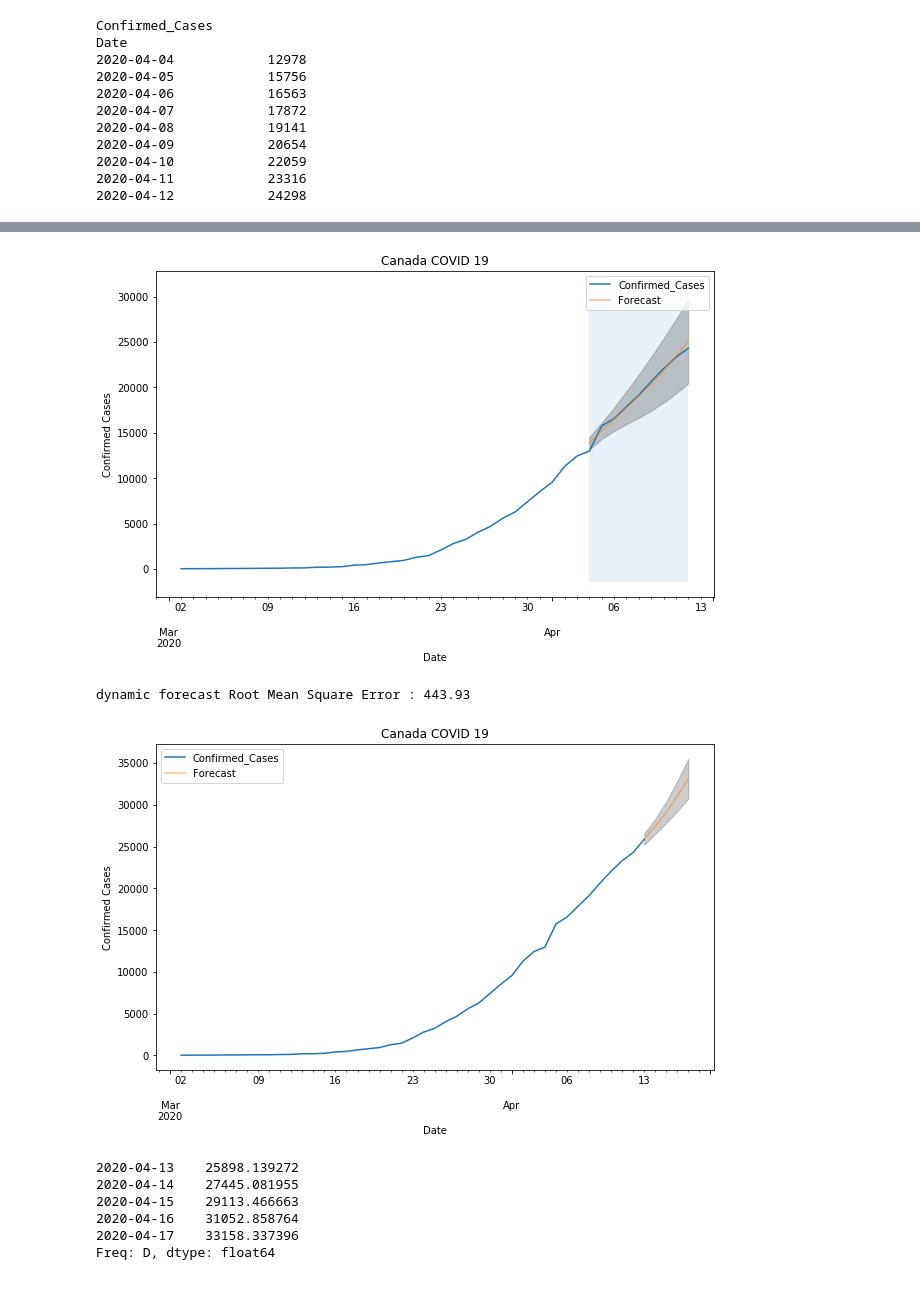
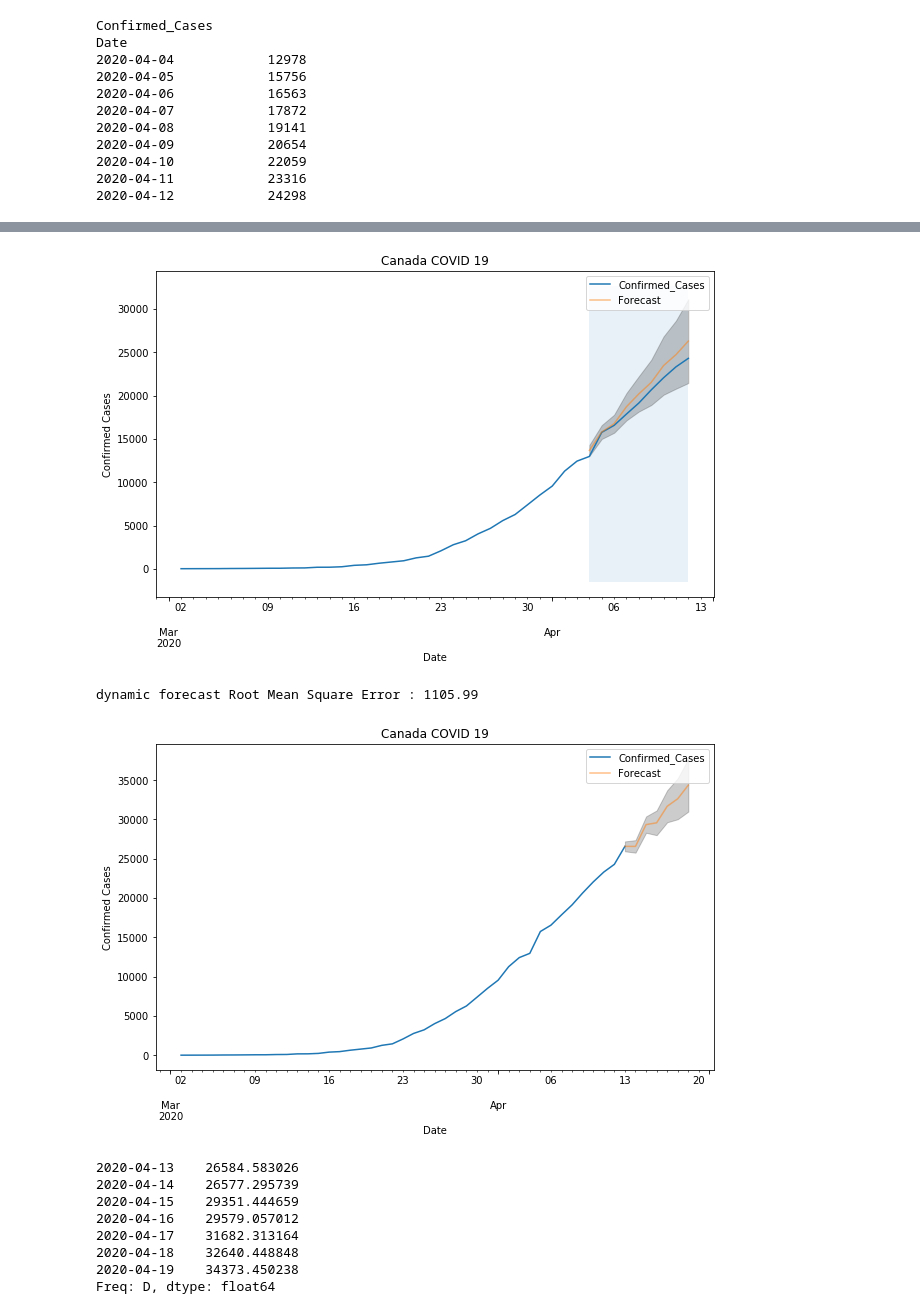
Before and after one commit to JamieJiao/Convid19Pred, a Jupyter notebook: Code/covid19_pred.ipynb, the cells around one changed output, grey strips where cells are left out. Drawn from its saved outputs; the diff is of its cells as text; code cells hidden in the pictures.

```diff
--- a/Code/covid19_pred.ipynb
+++ b/Code/covid19_pred.ipynb
@@ -345,7 +309,7 @@ Warnings:
 # %%
-p = 1
-d = 0
-q = 5
+p = 3
+d = 2
+q = 6
 s = 0
 results = GetModel(df).arima(p, d, q, s)
 
@@ -376,7 +340,7 @@ class ForecastResults:
                         pred_confidence.iloc[:, 1], color='k', alpha=.2)
 
         if step_ahead_forecast == False:
-            ax.fill_betweenx(ax.get_ylim(), start_date, end_date,
+            ax.fill_betweenx(ax.get_ylim(), self.test_start_date, self.end_date,
                     alpha=.1, zorder=-1)
 
         ax.set_xlabel('Date')
@@ -421,9 +385,9 @@ class ForecastResults:
 
         return df_contacted
 
-    def step_ahead_forecast(self):
+    def step_ahead_forecast(self, steps_ahead):
 
-        steps_ahead = 5
+        steps_ahead = steps_ahead
         pred_step_ahead = self.results.get_forecast(steps=steps_ahead)
         y_forecasted_step_ahead = pred_step_ahead.predicted_mean
 
@@ -444,18 +408,21 @@ Root Mean Square Error : 569.38
 dynamic_forecast = forecast.dynamic_forecast()
 print(dynamic_forecast)
 # %% [output]
-[figure, old version]
+[figure, new version]
-dynamic forecast Root Mean Square Error : 443.93
+dynamic forecast Root Mean Square Error : 1105.99
 # %%
-step_ahead_forecast = forecast.step_ahead_forecast()
+steps_ahead = 7
+step_ahead_forecast = forecast.step_ahead_forecast(steps_ahead)
 print(step_ahead_forecast)
 # %% [output]
-[figure, old version]
+[figure, new version]
-2020-04-13    25898.139272
-2020-04-14    27445.081955
-2020-04-15    29113.466663
-2020-04-16    31052.858764
-2020-04-17    33158.337396
+2020-04-13    26584.583026
+2020-04-14    26577.295739
+2020-04-15    29351.444659
+2020-04-16    29579.057012
+2020-04-17    31682.313164
+2020-04-18    32640.448848
+2020-04-19    34373.450238
 Freq: D, dtype: float64
 # %%
 ## conclusion: since the period is really short,
```
Also changed, not shown: parts of 5 cells of this notebook.
